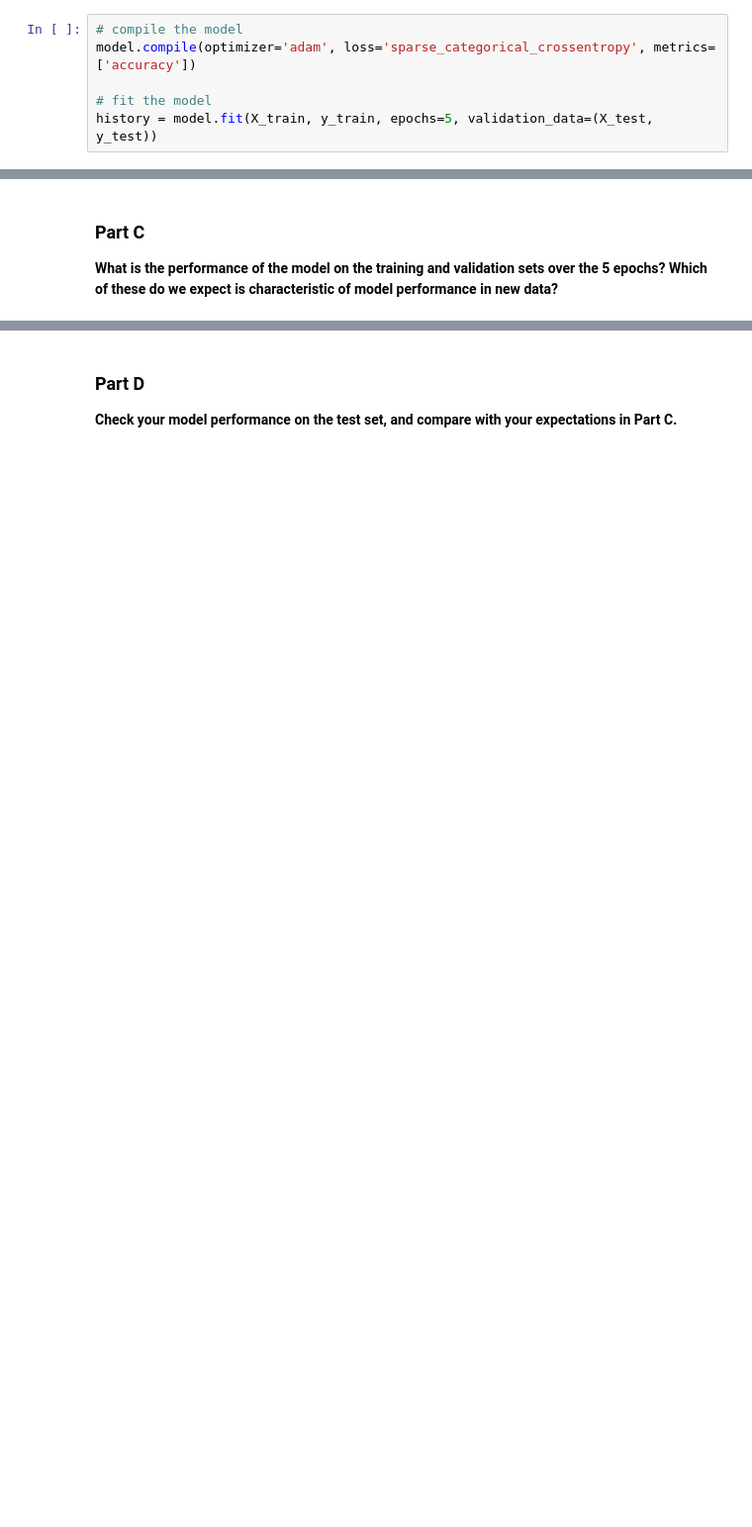
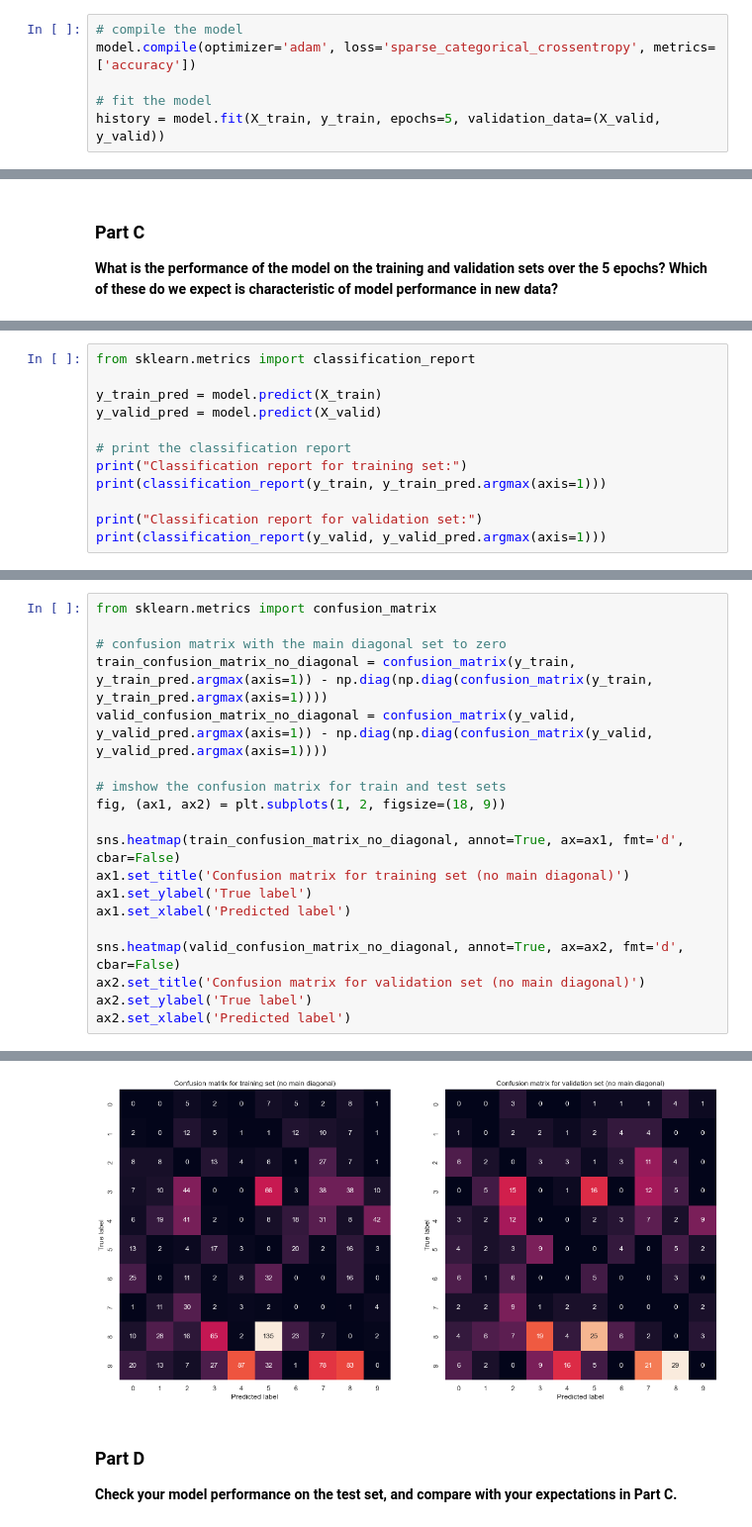
Before and after one commit to pranavavva/sml-310-project-3, a Jupyter notebook: project-3-sml-310-pranav-avva.ipynb, the cells around one changed output, grey strips where cells are left out. Shown: that part at 99% size. Cells and saved outputs as stored; diff of their text form; blank space fills up the shorter version.

```diff
--- a/project-3-sml-310-pranav-avva.ipynb
+++ b/project-3-sml-310-pranav-avva.ipynb
@@ -139,6 +153,6 @@ _________________________________________________________________
 model.compile(optimizer='adam', loss='sparse_categorical_crossentropy', metrics=['accuracy'])
 
 # fit the model
-history = model.fit(X_train, y_train, epochs=5, validation_data=(X_test, y_test))
+history = model.fit(X_train, y_train, epochs=5, validation_data=(X_valid, y_valid))
 # %% [output]
 Epoch 1/5
@@ -170,0 +187,12 @@ ax[1].legend()
+# %%
+from sklearn.metrics import classification_report
+
+y_train_pred = model.predict(X_train)
+y_valid_pred = model.predict(X_valid)
+
+# print the classification report
+print("Classification report for training set:")
+print(classification_report(y_train, y_train_pred.argmax(axis=1)))
+
+print("Classification report for validation set:")
+print(classification_report(y_valid, y_valid_pred.argmax(axis=1)))
@@ -170,0 +226,20 @@ ax[1].legend()
+# %%
+from sklearn.metrics import confusion_matrix
+
+# confusion matrix with the main diagonal set to zero
+train_confusion_matrix_no_diagonal = confusion_matrix(y_train, y_train_pred.argmax(axis=1)) - np.diag(np.diag(confusion_matrix(y_train, y_train_pred.argmax(axis=1))))
+valid_confusion_matrix_no_diagonal = confusion_matrix(y_valid, y_valid_pred.argmax(axis=1)) - np.diag(np.diag(confusion_matrix(y_valid, y_valid_pred.argmax(axis=1))))
+
+# imshow the confusion matrix for train and test sets
+fig, (ax1, ax2) = plt.subplots(1, 2, figsize=(18, 9))
+
+sns.heatmap(train_confusion_matrix_no_diagonal, annot=True, ax=ax1, fmt='d', cbar=False)
+ax1.set_title('Confusion matrix for training set (no main diagonal)')
+ax1.set_ylabel('True label')
+ax1.set_xlabel('Predicted label')
+
+sns.heatmap(valid_confusion_matrix_no_diagonal, annot=True, ax=ax2, fmt='d', cbar=False)
+ax2.set_title('Confusion matrix for validation set (no main diagonal)')
+ax2.set_ylabel('True label')
+ax2.set_xlabel('Predicted label')
+# %% [output]
@@ -171,3 +247,4 @@ ax[1].legend()
+[figure, added]
 # %% [markdown]
 ### Part D
 
```
Also changed, not shown: parts of 20 cells of this notebook.
